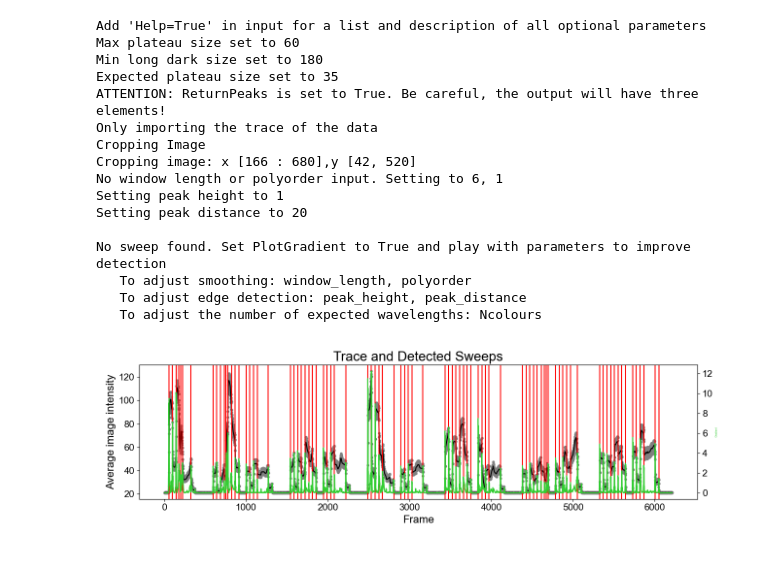
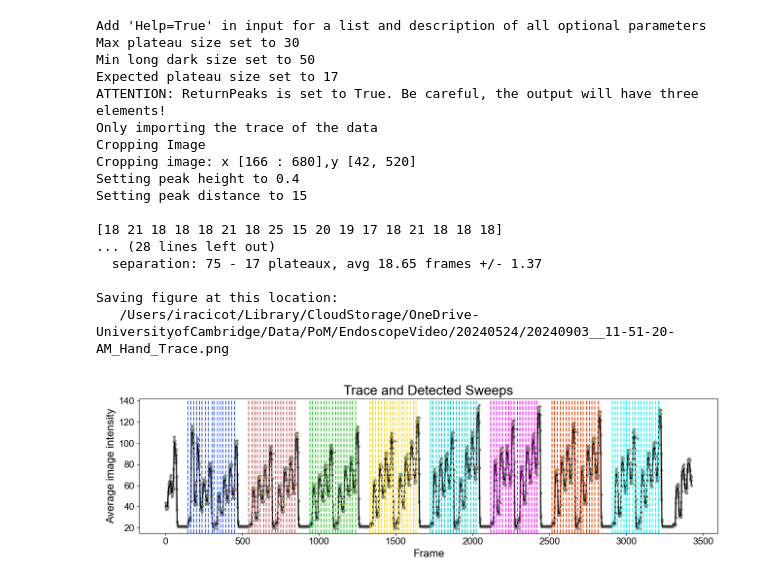
Before and after one commit to YzaboRa/HySE_CoRegistration, a Jupyter notebook: CoRegistration_HandTest.ipynb, the cells around one changed output. Saved outputs shown, nothing was run; the diff lists cells and outputs as text; code cells hidden in the pictures.

```diff
--- a/CoRegistration_HandTest.ipynb
+++ b/CoRegistration_HandTest.ipynb
@@ -60,60 +60,65 @@ from HySE_HypercubeFunctions import *
 # Name = 'Hand_Moving'
 # # Name = 'Flat'
 # # Name = 'Columns'
-# DataPath = SavingPath
-# vidPath = DataPath+Name+'.mpg'
+
+
 
 Wavelengths_list = np.array([470,566,494,590,518,614,542,638, 482,578,506,602,530,626,554,650])
-SavingPath = '//Users/iracicot/Library/CloudStorage/OneDrive-UniversityofCambridge/Data/PoM/EndoscopeVideo/20240524/'
+SavingPath = '/Users/iracicot/Library/CloudStorage/OneDrive-UniversityofCambridge/Data/PoM/EndoscopeVideo/20240524/'
 ## Locate the data to analyse
 Name = 'Hand'
 
 CropImDimensions = [166,680, 42,520] ## Dazzle, PoM
+
+
+DataPath = SavingPath
+vidPath = DataPath+Name+'.mpg'
 # %%
 """
 
 I won't compute the full hypercube, but to help identify where to focus the co-registration,
 it will be helpful to identify individual sweeps
 
 Depending on the movement, I can then try to co-registrate individual sweeps
 Or co-registrate all of them to be able to then average them together.
 
 
 """
 
 
 
 ## Find the positions of each wavelengths in the data trace
 ## Start with Help=True to have a list and descriptions of all the
 ## parameters to play with, and then with PlotGradient=True
 ## to help optimising
 
 # Help()
 ## This dataset only has 14 wavelengths because one of the FSKs was off, will need a bit of adjusting
 
 # EdgePos, Peaks, Peaks_dist = FindHypercube(vidPath, Wavelengths_list, PlotGradient=False, CropImDimensions=[166,680, 42,520], DarkMin=180, PlateauSize=35,
 #                                            MaxPlateauSize=60, PeakHeight=1, ReturnPeaks=True, Ncolours=7, PeakDistance=20)
 
-EdgePos, Peaks, Peaks_dist = FindHypercube(vidPath, Wavelengths_list, PlotGradient=True, CropImDimensions=[166,680, 42,520], DarkMin=180, PlateauSize=35,
-                                           MaxPlateauSize=60, PeakHeight=1, ReturnPeaks=True, PeakDistance=20)
+EdgePos, Peaks, Peaks_dist = FindHypercube(vidPath, Wavelengths_list, PlotGradient=False, CropImDimensions=[166,680, 42,520], DarkMin=50, PlateauSize=17,
+                                           MaxPlateauSize=30, PeakHeight=0.4, ReturnPeaks=True, PeakDistance=15, WindowLength=3)
 # %% [output]
 Add 'Help=True' in input for a list and description of all optional parameters
-Max plateau size set to 60
-Min long dark size set to 180
-Expected plateau size set to 35
+Max plateau size set to 30
+Min long dark size set to 50
+Expected plateau size set to 17
 ATTENTION: ReturnPeaks is set to True. Be careful, the output will have three elements!
 Only importing the trace of the data
 Cropping Image
 Cropping image: x [166 : 680],y [42, 520]
-No window length or polyorder input. Setting to 6, 1
-Setting peak height to 1
-Setting peak distance to 20
+Setting peak height to 0.4
+Setting peak distance to 15
 
-No sweep found. Set PlotGradient to True and play with parameters to improve detection
-   To adjust smoothing: window_length, polyorder
-   To adjust edge detection: peak_height, peak_distance
-   To adjust the number of expected wavelengths: Ncolours
+[18 21 18 18 18 21 18 25 15 20 19 17 18 21 18 18 18]
+... (28 lines left out)
+  separation: 75 - 17 plateaux, avg 18.65 frames +/- 1.37
+
+Saving figure at this location:
+   /Users/iracicot/Library/CloudStorage/OneDrive-UniversityofCambridge/Data/PoM/EndoscopeVideo/20240524/20240903__11-51-20-AM_Hand_Trace.png
-[figure, old version]
+[figure, new version]
 # %%
 """
 
```
Also changed, not shown: parts of 4 cells of this notebook, 40 other files.
